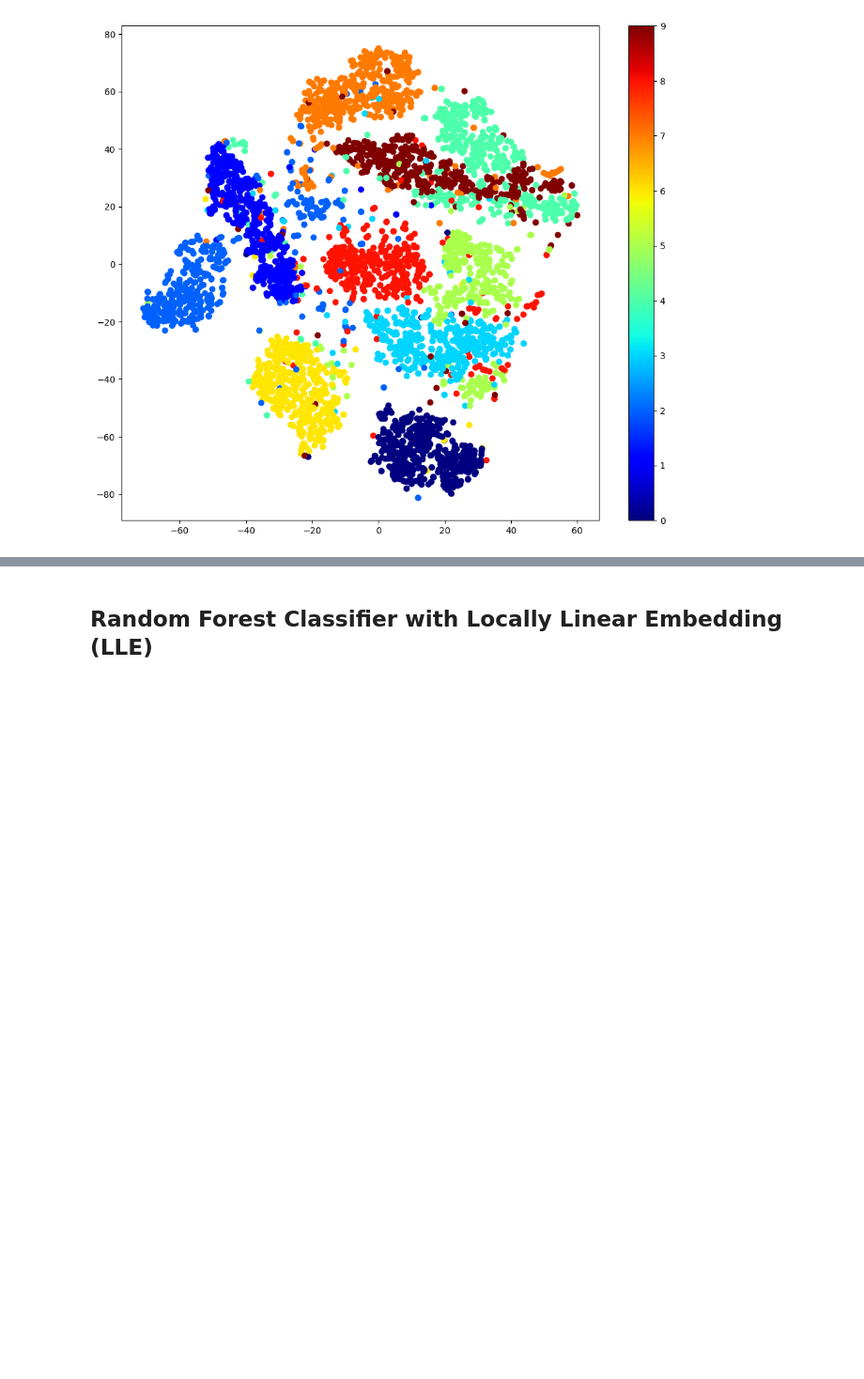
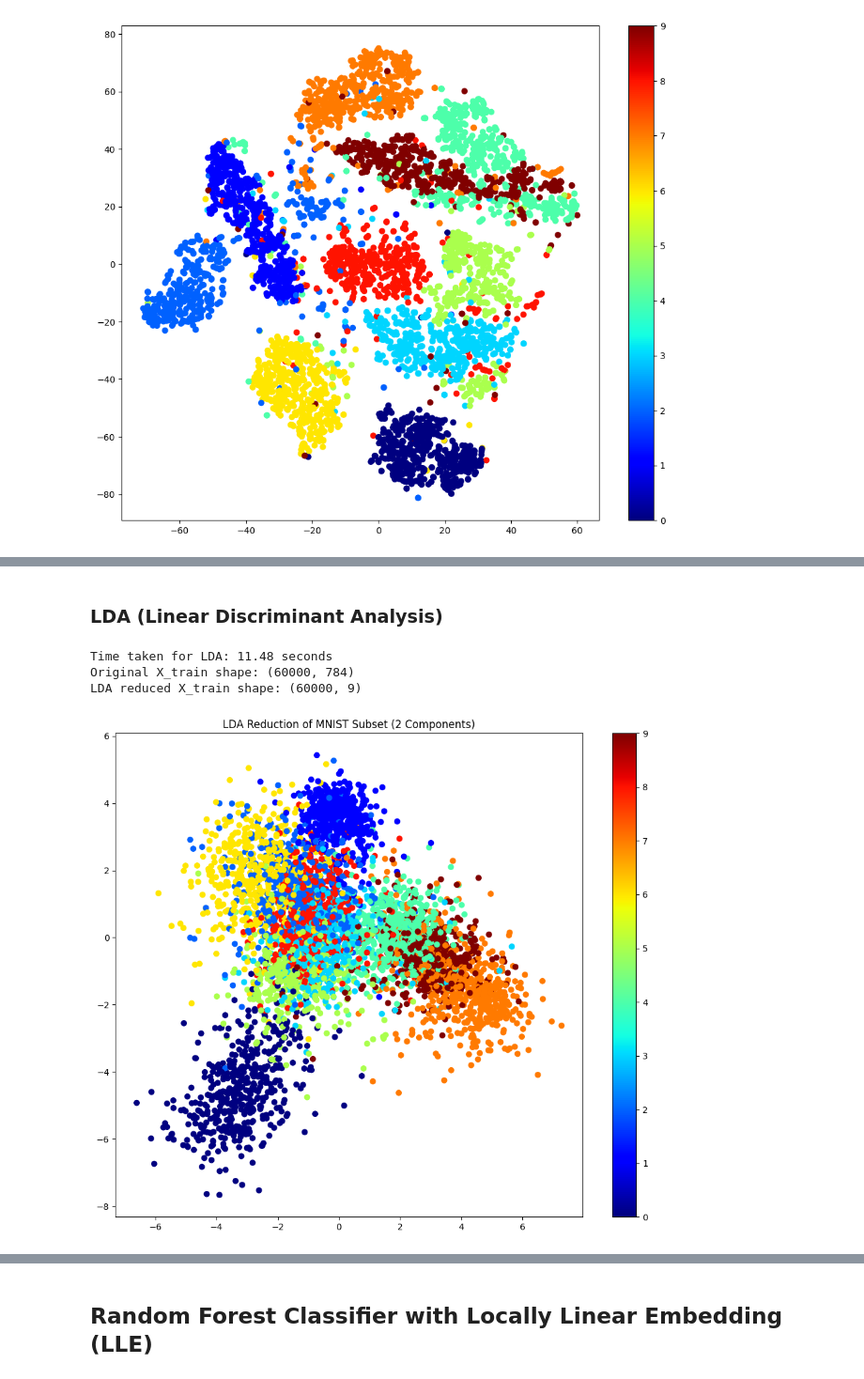
Before and after one commit to Neel58/EigenForge--Dimensionality-Reduction-Representation-Learning, a Jupyter notebook: EigenForge_—_Dimensionality_Reduction_&_Representation_Learning.ipynb, the cells around one changed output, grey strips where cells are left out. Shown at 94% size. Drawn from its saved outputs; the diff is of its cells as text; code cells hidden in the pictures; blank space fills up the shorter version.

```diff
--- a/EigenForge_—_Dimensionality_Reduction_&_Representation_Learning.ipynb
+++ b/EigenForge_—_Dimensionality_Reduction_&_Representation_Learning.ipynb
@@ -489,0 +531,31 @@ Wall time: 1min 1s
+# %% [markdown]
+### LDA (Linear Discriminant Analysis)
+# %%
+from sklearn.discriminant_analysis import LinearDiscriminantAnalysis
+
+start = time.perf_counter()
+# LDA is a supervised algorithm, so we need both X and y
+lda = LinearDiscriminantAnalysis(n_components=9) # Max n_components is min(n_classes - 1, n_features)
+# Fit LDA on X_train and y_train
+X_train_lda = lda.fit_transform(X_train, y_train)
+end = time.perf_counter()
+
+print(f"Time taken for LDA: {end - start:.2f} seconds")
+print(f"Original X_train shape: {X_train.shape}")
+print(f"LDA reduced X_train shape: {X_train_lda.shape}")
+
+# You can also use LDA for classification or further analysis
+# For visualization, we'd typically reduce to 2 components
+lda_vis = LinearDiscriminantAnalysis(n_components=2)
+X_sample_lda_vis = lda_vis.fit_transform(X_sample, y_sample)
+
+plt.figure(figsize=(12, 10))
+plt.scatter(X_sample_lda_vis[:, 0], X_sample_lda_vis[:, 1], c=y_sample.astype(np.int8), cmap="jet")
+plt.colorbar()
+plt.title("LDA Reduction of MNIST Subset (2 Components)")
+plt.show()
+# %% [output]
+Time taken for LDA: 11.48 seconds
+Original X_train shape: (60000, 784)
+LDA reduced X_train shape: (60000, 9)
+[figure, added]
```
Also changed, not shown: parts of 19 cells of this notebook.
